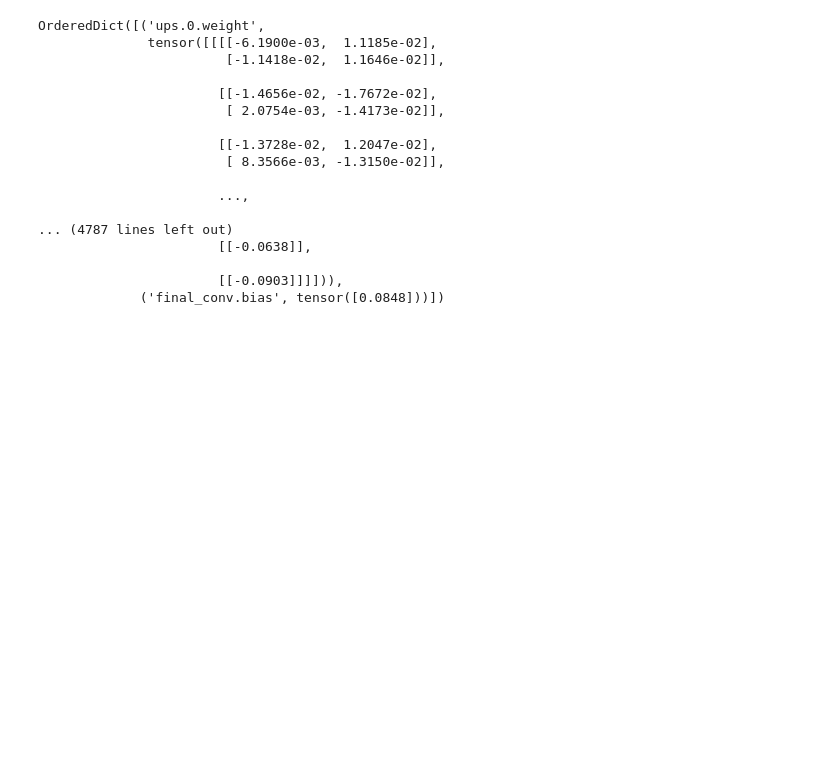
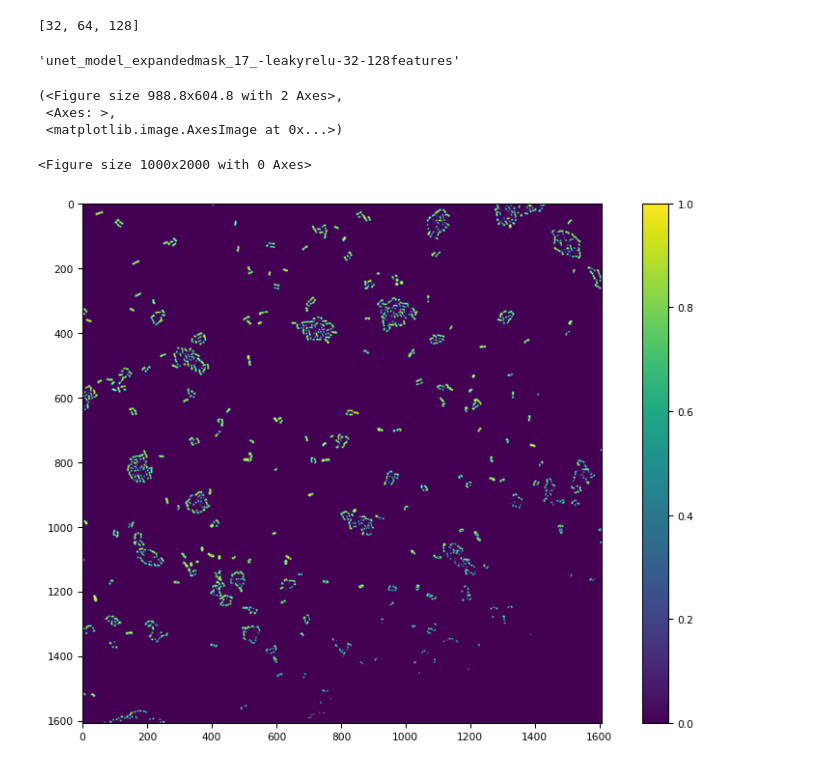
Before and after one commit to phisanti/Semantic_bac_segment, a Jupyter notebook: experiments/model_export.ipynb, the cells around one changed output. Cells and saved outputs as stored; diff of their text form; code cells hidden in the pictures; blank space fills up the shorter version.

```diff
--- a/experiments/model_export.ipynb
+++ b/experiments/model_export.ipynb
@@ -32,20 +30,31 @@ model_save_check = torch.load('../data/models/model_graphs/unet_model_test_1_bes
-# %%
-model_save_check.state_dict()
-# %% [output]
-OrderedDict([('ups.0.weight',
-              tensor([[[[-6.1900e-03,  1.1185e-02],
-                        [-1.1418e-02,  1.1646e-02]],
-
-                       [[-1.4656e-02, -1.7672e-02],
-                        [ 2.0754e-03, -1.4173e-02]],
-
-                       [[-1.3728e-02,  1.2047e-02],
-                        [ 8.3566e-03, -1.3150e-02]],
-
-                       ...,
-
-... (4787 lines left out)
-                       [[-0.0638]],
-
-                       [[-0.0903]]]])),
-             ('final_conv.bias', tensor([0.0848]))])
+# %%
+metadata[0]['model_params']['features']
+# %% [output]
+[32, 64, 128]
+# %%
+metadata[0]['optimizer_params']['model_name']
+# %% [output]
+'unet_model_expandedmask_17_-leakyrelu-32-128features'
+# %%
+from semantic_bac_segment.segmentator import Segmentator3
+
+model_path='../data/models/state_weights/unet_model_expandedmask_17_-leakyrelu-4-128features-sigmoid-256patch_fine_tuned_best_model.pth'
+bac_seg_monai=Segmentator3(model_path, UNET(features=[4, 8, 16, 32, 64, 128]), patch_size=256, overlap_ratio=0.10, half_precision=True)
+# %%
+from semantic_bac_segment.utils import convert_image
+import tifffile
+import numpy as np
+
+
+img=tifffile.imread('../data/source_norm/img_2.tiff')
+predicted_imgs= bac_seg_monai.predict(img)
+plt.figure(figsize=(10, 20))
+
+#predicted_imgs=convert_image(predicted_imgs, np.uint8)
+tifffile.imshow(predicted_imgs)
+# %% [output]
+(<Figure size 988.8x604.8 with 2 Axes>,
+ <Axes: >,
+ <matplotlib.image.AxesImage at 0x...>)
+<Figure size 1000x2000 with 0 Axes>
+[figure, added]
```
Also changed, not shown: parts of 14 cells of this notebook, 11 other files.
